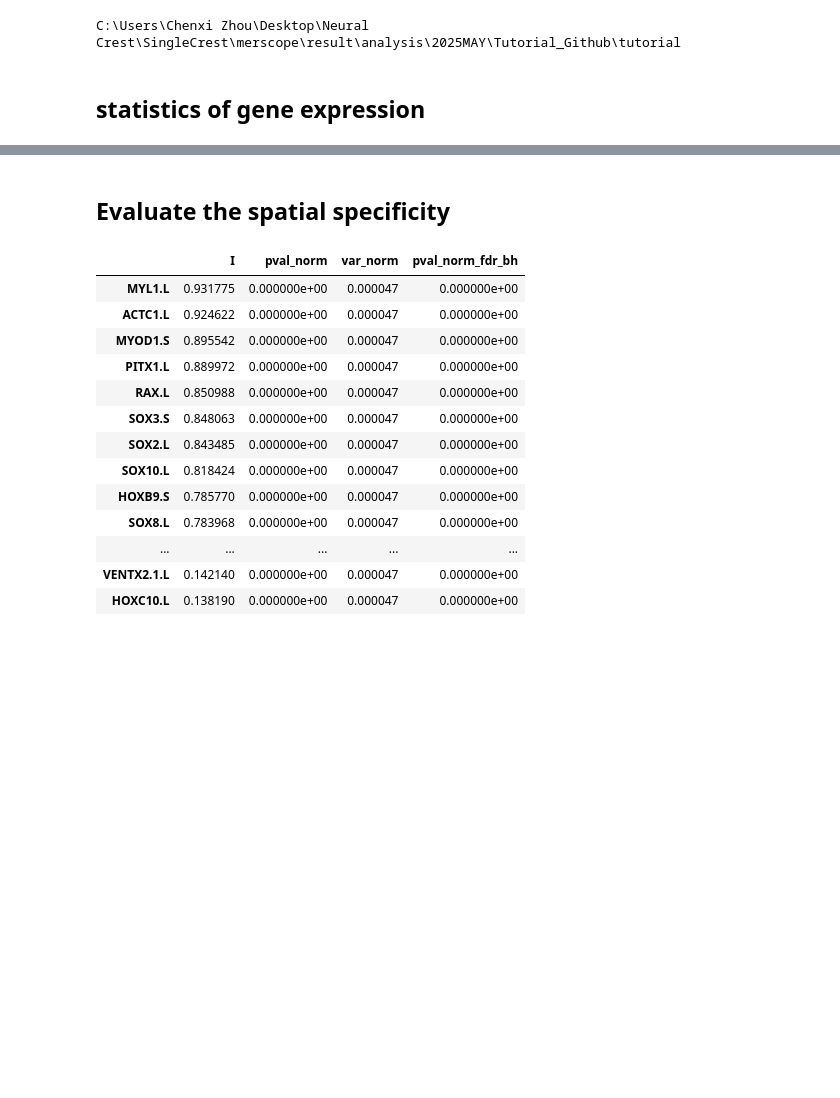
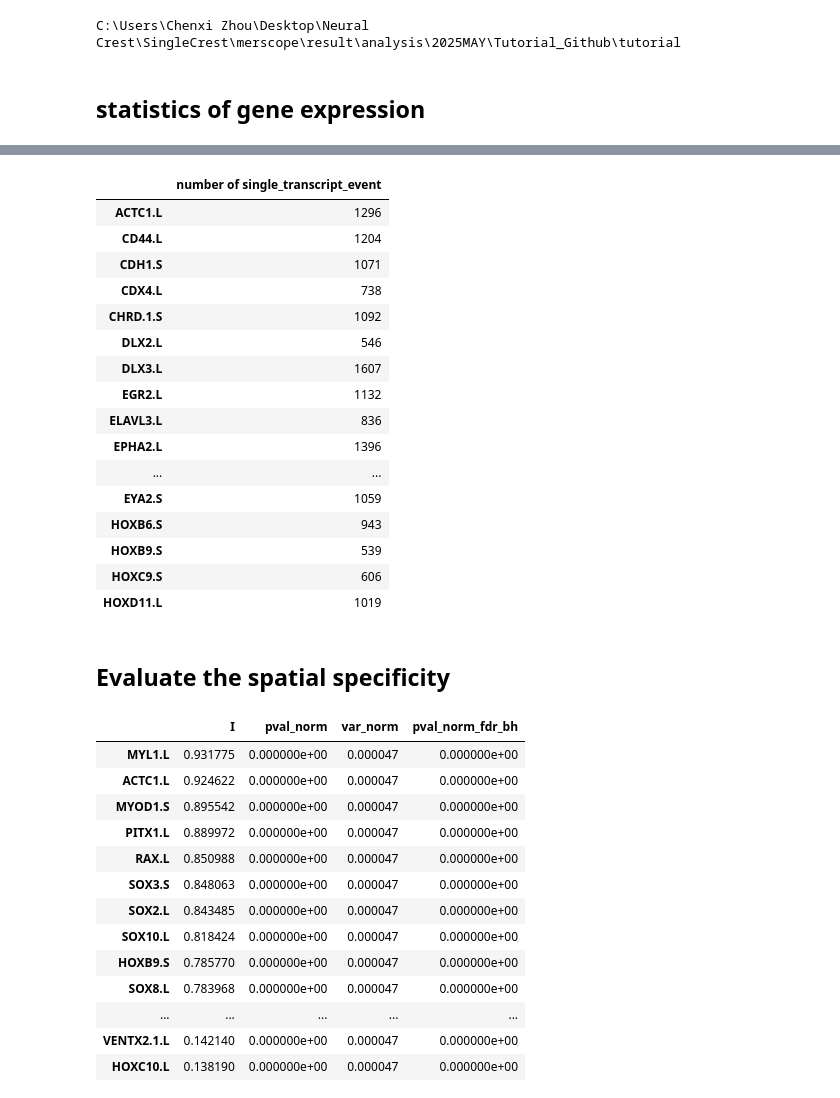
Before and after one commit to chenxiZ7/MERFISH_pipeline, a Jupyter notebook: tutorial/4_Gene_panel_statistics.ipynb, the cells around one changed output, grey strips where cells are left out. Drawn from its saved outputs; the diff is of its cells as text; code cells hidden in the pictures; blank space fills up the shorter version.

```diff
--- a/tutorial/4_Gene_panel_statistics.ipynb
+++ b/tutorial/4_Gene_panel_statistics.ipynb
@@ -33,25 +53,48 @@ stat[1].to_csv(path_save + "gene_stat.csv")
 # %%
 ## frequency of single transcript event (where only one transcript of a gene is detected in a cell)
 
 from scipy.sparse import issparse
 
 expr_matrix = adata[:, adata.var_names].X
 
 if issparse(expr_matrix):
     expr_matrix = expr_matrix.toarray()
 
 # create gene_by_cell expression dataFrame
 gene_df = pd.DataFrame(
     expr_matrix,
     columns=adata.var_names,
     index=adata.obs_names
 )
 
+
 # count the frequency of single transcript event
 gene_l = np.where(gene_df.to_numpy() == 1, 1,0).sum(axis=0)
 
-count_1 = pd.DataFrame(gene_l, index = adata.var_names)
+count_1 = pd.DataFrame(gene_l,
+                       index = adata.var_names,
+                       columns=["number of single_transcript_event"])
 count_1.to_csv(path_save + "single_transcript_event.csv")
+
+count_1
+# %% [output]
+|  | number of single_transcript_event |
+| ACTC1.L | 1296 |
+| CD44.L | 1204 |
+| CDH1.S | 1071 |
+| CDX4.L | 738 |
+| CHRD.1.S | 1092 |
+| DLX2.L | 546 |
+| DLX3.L | 1607 |
+| EGR2.L | 1132 |
+| ELAVL3.L | 836 |
+| EPHA2.L | 1396 |
+| ... | ... |
+| EYA2.S | 1059 |
+| HOXB6.S | 943 |
+| HOXB9.S | 539 |
+| HOXC9.S | 606 |
+| HOXD11.L | 1019 |
 # %% [markdown]
 ## Evaluate the spatial specificity
 # %%
```
Also changed, not shown: parts of 1 cell of this notebook, 1 other file.
